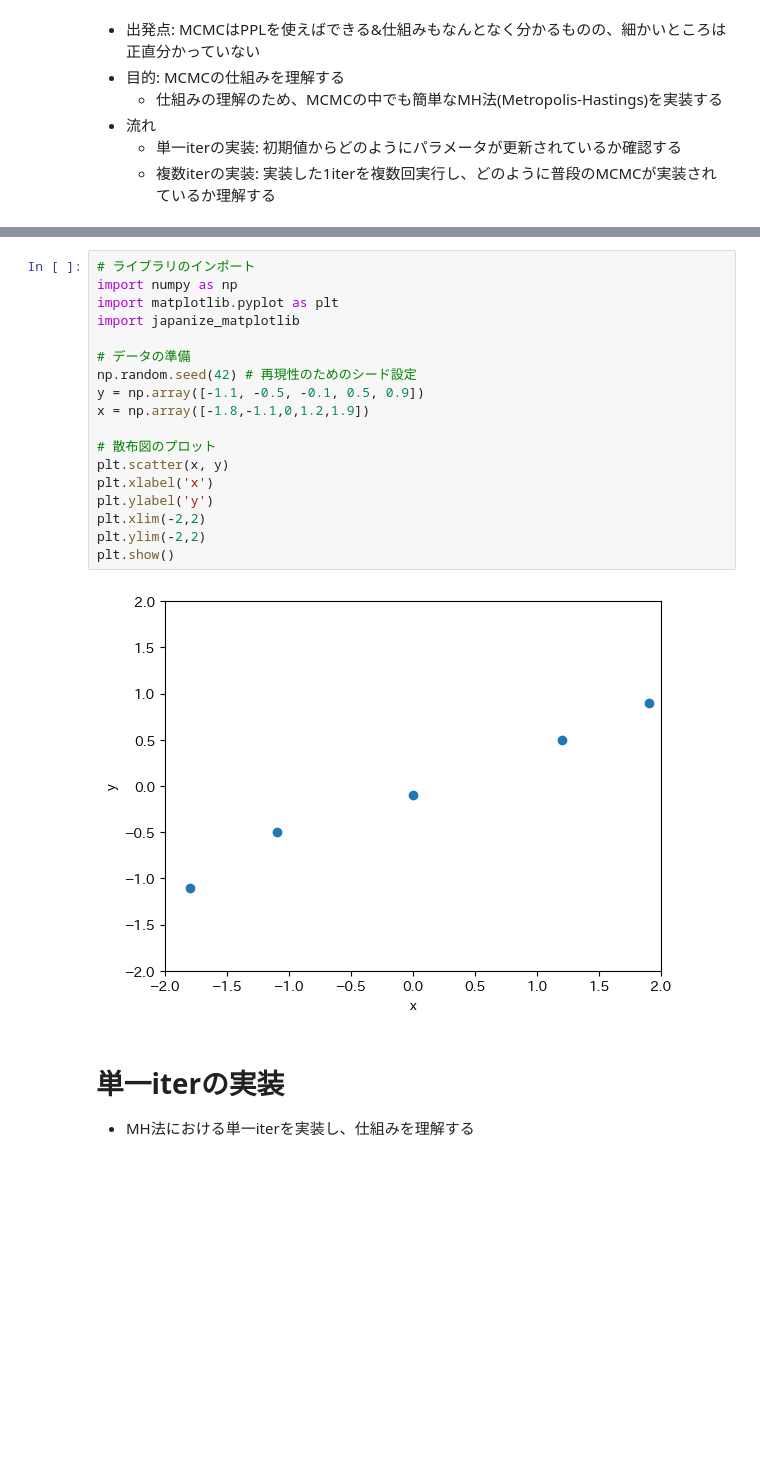
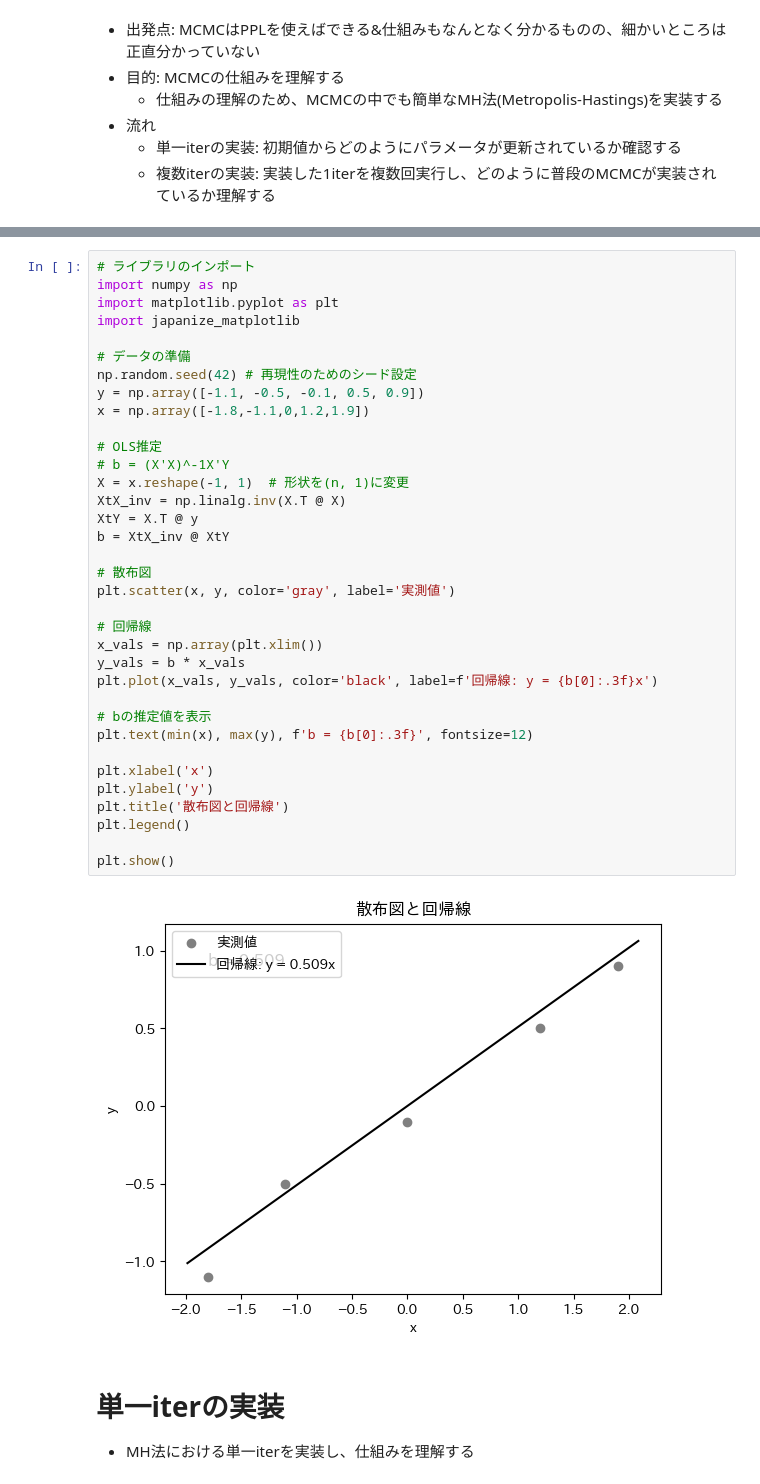
Before and after one commit to yusuke-kayahara/kyhr-study, a Jupyter notebook: code/Learning_MCMC_through_the_Metropolis_Hastings_algorithm.ipynb, the cells around one changed output, grey strips where cells are left out. Cells and saved outputs as stored; diff of their text form; blank space fills up the shorter version.

```diff
--- a/code/Learning_MCMC_through_the_Metropolis_Hastings_algorithm.ipynb
+++ b/code/Learning_MCMC_through_the_Metropolis_Hastings_algorithm.ipynb
@@ -15,23 +16,40 @@
 # %%
 # ライブラリのインポート
 import numpy as np
 import matplotlib.pyplot as plt
 import japanize_matplotlib
 
 # データの準備
 np.random.seed(42) # 再現性のためのシード設定
 y = np.array([-1.1, -0.5, -0.1, 0.5, 0.9])
 x = np.array([-1.8,-1.1,0,1.2,1.9])
 
-# 散布図のプロット
-plt.scatter(x, y)
+# OLS推定
+# b = (X'X)^-1X'Y
+X = x.reshape(-1, 1)  # 形状を(n, 1)に変更
+XtX_inv = np.linalg.inv(X.T @ X)
+XtY = X.T @ y
+b = XtX_inv @ XtY
+
+# 散布図
+plt.scatter(x, y, color='gray', label='実測値')
+
+# 回帰線
+x_vals = np.array(plt.xlim())
+y_vals = b * x_vals
+plt.plot(x_vals, y_vals, color='black', label=f'回帰線: y = {b[0]:.3f}x')
+
+# bの推定値を表示
+plt.text(min(x), max(y), f'b = {b[0]:.3f}', fontsize=12)
+
 plt.xlabel('x')
 plt.ylabel('y')
-plt.xlim(-2,2)
-plt.ylim(-2,2)
+plt.title('散布図と回帰線')
+plt.legend()
+
 plt.show()
 # %% [output]
-[figure, old version]
+[figure, new version]
 # %% [markdown]
 # 単一iterの実装
 - MH法における単一iterを実装し、仕組みを理解する
```
Also changed, not shown: parts of 1 cell of this notebook.
